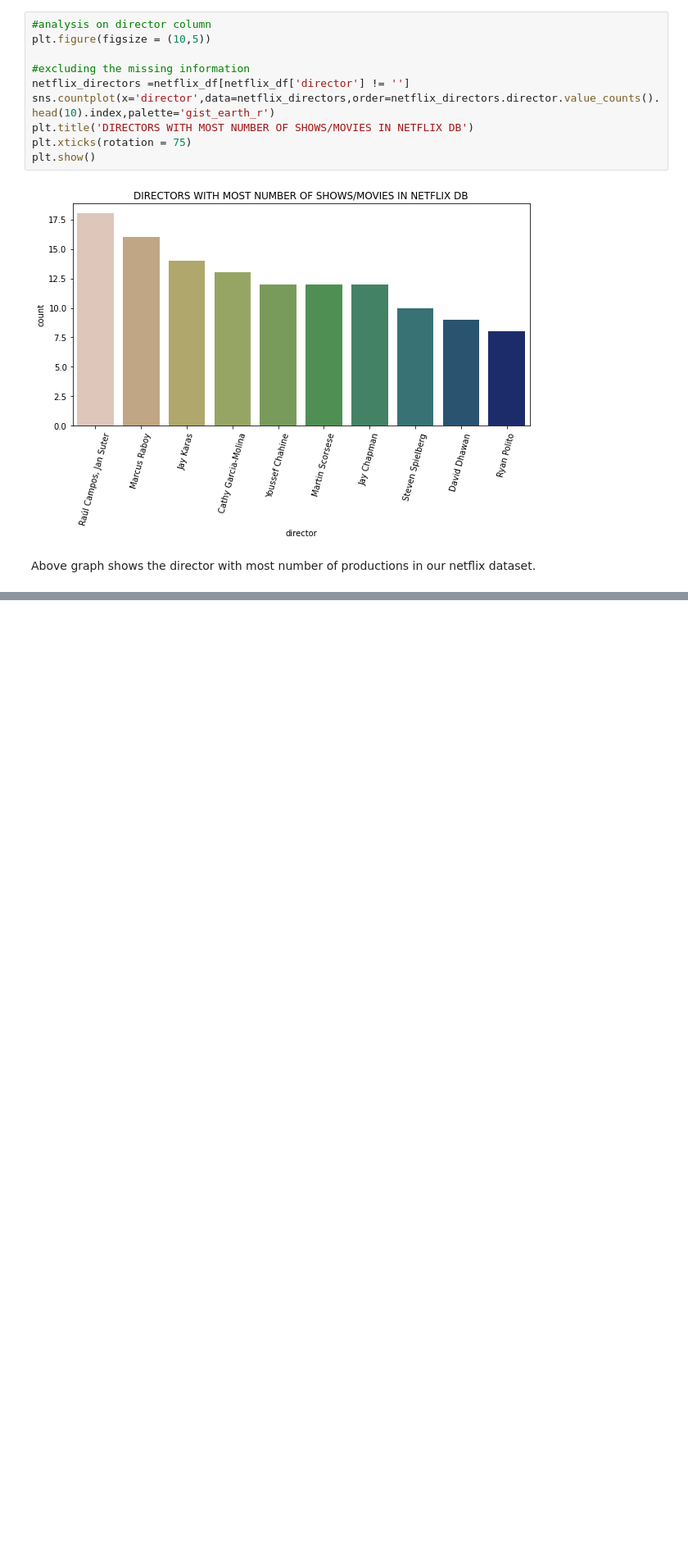
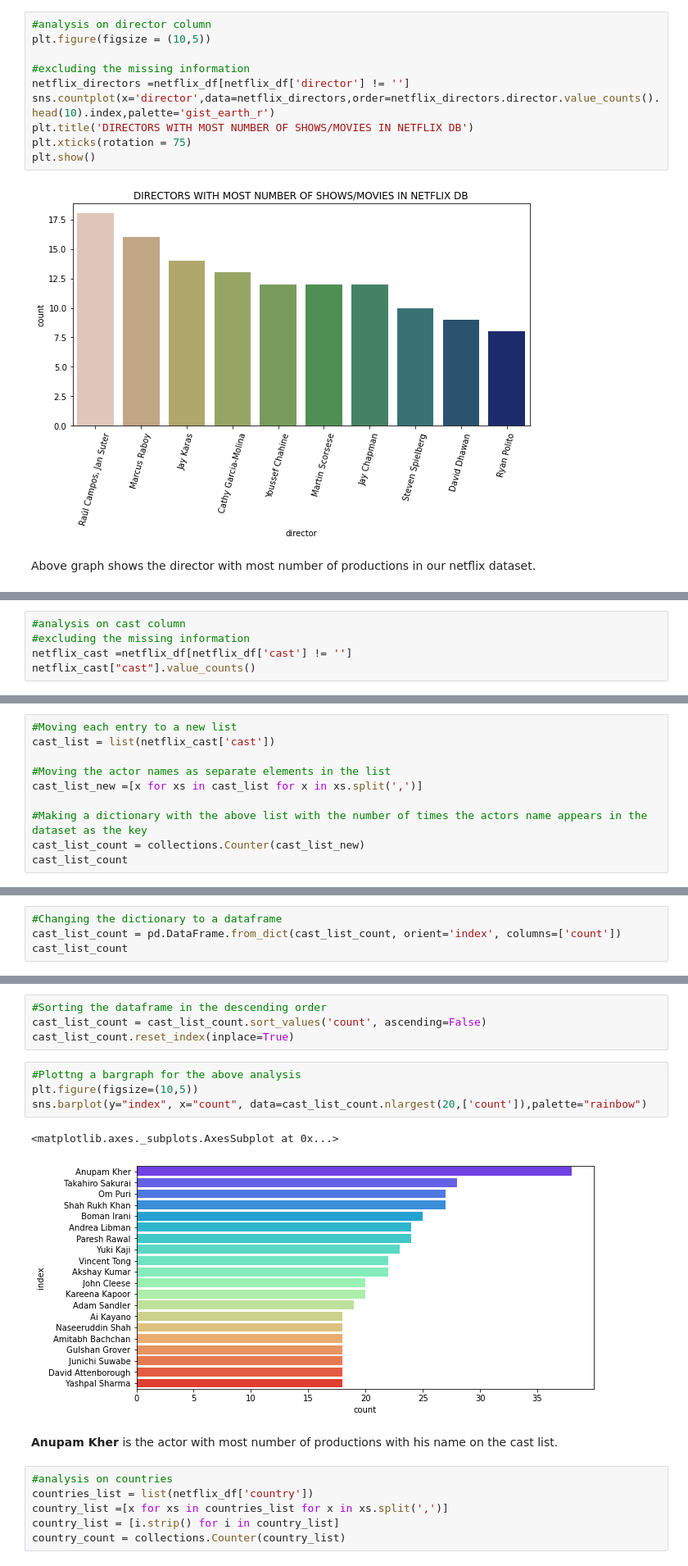
Before and after one commit to Kanika211/Netflix-movies-and-TV-shows-clustering, a Jupyter notebook: Netflix_movies_and_tv_shows_clustering.ipynb, the cells around one changed output, grey strips where cells are left out. Shown at 82% size. Saved outputs shown, nothing was run; the diff lists cells and outputs as text; blank space fills up the shorter version.

```diff
--- a/Netflix_movies_and_tv_shows_clustering.ipynb
+++ b/Netflix_movies_and_tv_shows_clustering.ipynb
@@ -270,0 +273,5 @@ Above graph shows the director with most number of productions in our netflix da
+# %%
+#analysis on cast column
+#excluding the missing information
+netflix_cast =netflix_df[netflix_df['cast'] != '']
+netflix_cast["cast"].value_counts()
@@ -270,0 +293,10 @@ Above graph shows the director with most number of productions in our netflix da
+# %%
+#Moving each entry to a new list
+cast_list = list(netflix_cast['cast'])
+
+#Moving the actor names as separate elements in the list
+cast_list_new =[x for xs in cast_list for x in xs.split(',')]
+
+#Making a dictionary with the above list with the number of times the actors name appears in the dataset as the key
+cast_list_count = collections.Counter(cast_list_new)
+cast_list_count
@@ -270,0 +321,4 @@ Above graph shows the director with most number of productions in our netflix da
+# %%
+#Changing the dictionary to a dataframe
+cast_list_count = pd.DataFrame.from_dict(cast_list_count, orient='index', columns=['count'])
+cast_list_count
@@ -270,0 +360,19 @@ Above graph shows the director with most number of productions in our netflix da
+# %%
+#Sorting the dataframe in the descending order
+cast_list_count = cast_list_count.sort_values('count', ascending=False)
+cast_list_count.reset_index(inplace=True)
+# %%
+#Plottng a bargraph for the above analysis
+plt.figure(figsize=(10,5))
+sns.barplot(y="index", x="count", data=cast_list_count.nlargest(20,['count']),palette="rainbow")
+# %% [output]
+<matplotlib.axes._subplots.AxesSubplot at 0x...>
+[figure, added]
+# %% [markdown]
+**Anupam Kher** is the actor with most number of productions with his name on the cast list.
+# %%
+#analysis on countries
+countries_list = list(netflix_df['country'])
+country_list =[x for xs in countries_list for x in xs.split(',')]
+country_list = [i.strip() for i in country_list]
+country_count = collections.Counter(country_list)
```
Also changed, not shown: parts of 54 cells of this notebook.
